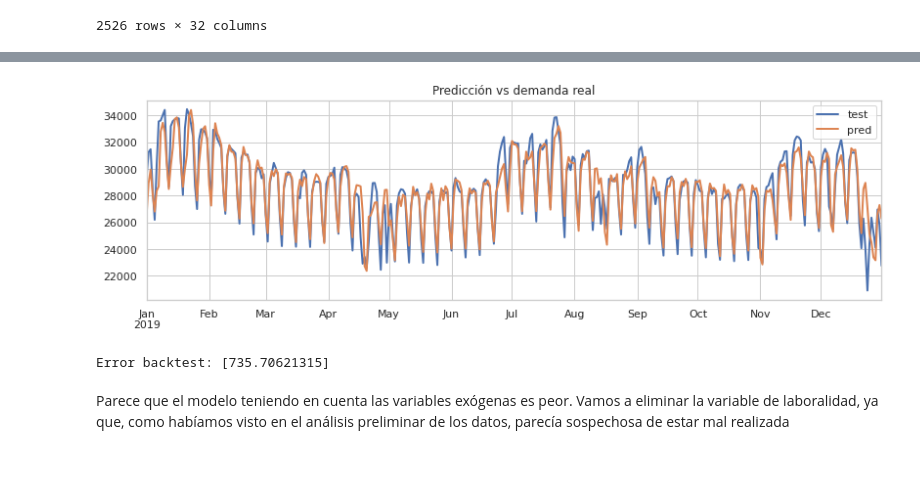
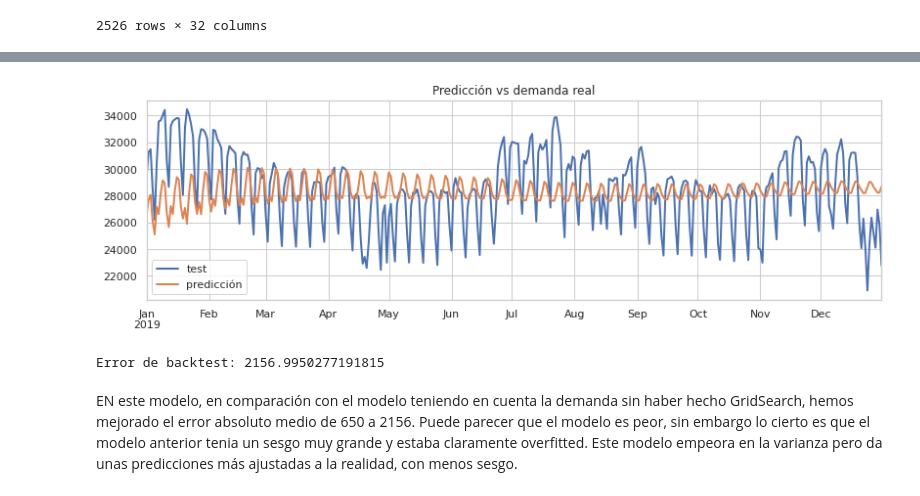
Before and after one commit to Carlosleono/Prueba_modelo_QEnergy, a Jupyter notebook: notebooks/1_Prediccion_demanda_energetica.ipynb, the cells around one changed output, grey strips where cells are left out. Drawn from its saved outputs; the diff is of its cells as text; code cells hidden in the pictures; blank space fills up the shorter version.

Commit message:
Modelo de demanda bien realizado

```diff
--- a/notebooks/1_Prediccion_demanda_energetica.ipynb
+++ b/notebooks/1_Prediccion_demanda_energetica.ipynb
@@ -768,13 +797,15 @@ exog
 | 2020-12-29 | 7.54375 | 1 | 29063.493056 | 28812.750000 | 25605.138889 | 25243.777778 | 22565.875000 | 25456.201389 | 28894.597222 | 29771.194444 | ... |
 | 2020-12-30 | 7.00000 | 1 | 29094.312500 | 29063.493056 | 28812.750000 | 25605.138889 | 25243.777778 | 22565.875000 | 25456.201389 | 28894.597222 | ... |
 2526 rows × 32 columns
+# %%
+pruebexog = exog[['Temperature','Laborable']]
 # %%
 forecaster = ForecasterAutoreg(
                 regressor = make_pipeline(StandardScaler(), Ridge(alpha=best_alpha)),
                 lags      = best_lag,
              )
 fin_lag = '2014-01-31'
-forecaster.fit(y=temp_dem.value[fin_lag:fin_train], exog=exog[:fin_train])
+forecaster.fit(y=temp_dem.value[fin_lag:fin_train], exog=pruebexog[:fin_train])
 forecaster
 # %% [output]
 =================
@@ -806,4 +837,4 @@ metrica, predicciones = backtesting_forecaster(
                             verbose    = False
                         )
 # %%
-fin_train
+predexog = forecaster.predict(steps=365, exog=pruebexog[fin_train:fin_validacion])
@@ -812,14 +852,18 @@ fin_train
 # %%
 fig, ax = plt.subplots(figsize=(12, 3.5))
-temp_dem.loc[predicciones.index[:365], 'value'].plot(linewidth=2, label='test', ax=ax)
-predicciones[:365].plot(linewidth=2, label='predicción', ax=ax)
+temp_dem.loc[predexog.index, 'value'].plot(linewidth=2, label='test', ax=ax)
+predexog.plot(linewidth=2, label='predicción', ax=ax)
 ax.set_title('Predicción vs demanda real')
 ax.legend();
 # %% [output]
-[figure, old version]
+[figure, new version]
 # %%
-print(f'Error backtest: {metrica}')
+error = mean_absolute_error(
+            y_true = temp_dem.loc[predexog.index, 'value'],
+            y_pred = predexog
+        )
+print(f"Error de backtest: {error}")
 # %% [output]
-Error backtest: [735.70621315]
+Error de backtest: 2156.9950277191815
 # %% [markdown]
-Parece que el modelo teniendo en cuenta las variables exógenas es peor. Vamos a eliminar la variable de laboralidad, ya que, como habíamos visto en el análisis preliminar de los datos, parecía sospechosa de estar mal realizada
+EN este modelo, en comparación con el modelo teniendo en cuenta la demanda sin haber hecho GridSearch, hemos mejorado el error absoluto medio de 650 a 2156. Puede parecer que el modelo es peor, sin embargo lo cierto es que el modelo anterior tenia un sesgo muy grande y estaba claramente overfitted. Este modelo empeora en la varianza pero da unas predicciones más ajustadas a la realidad, con menos sesgo.
```
Also changed, not shown: parts of 62 cells of this notebook, 3 other files.
